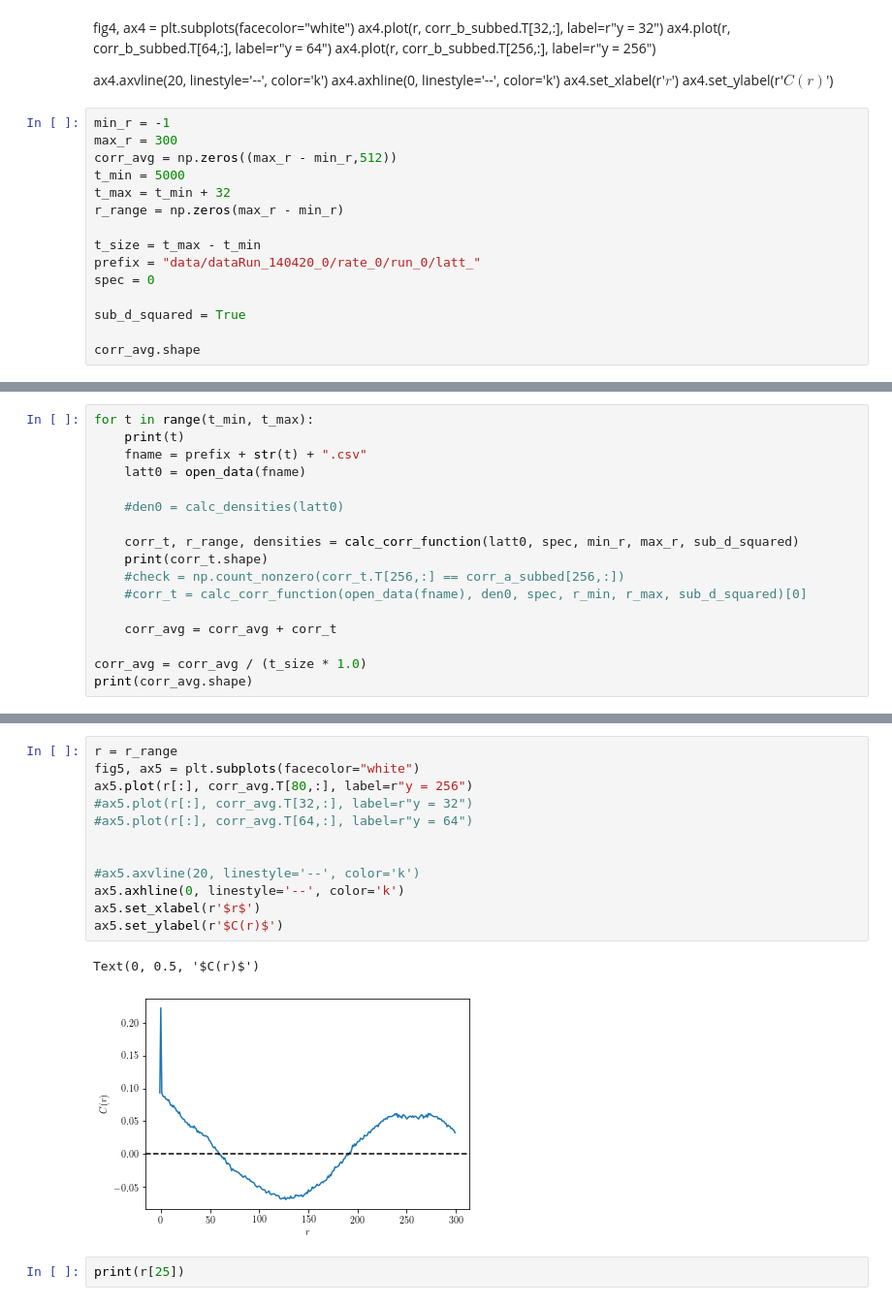
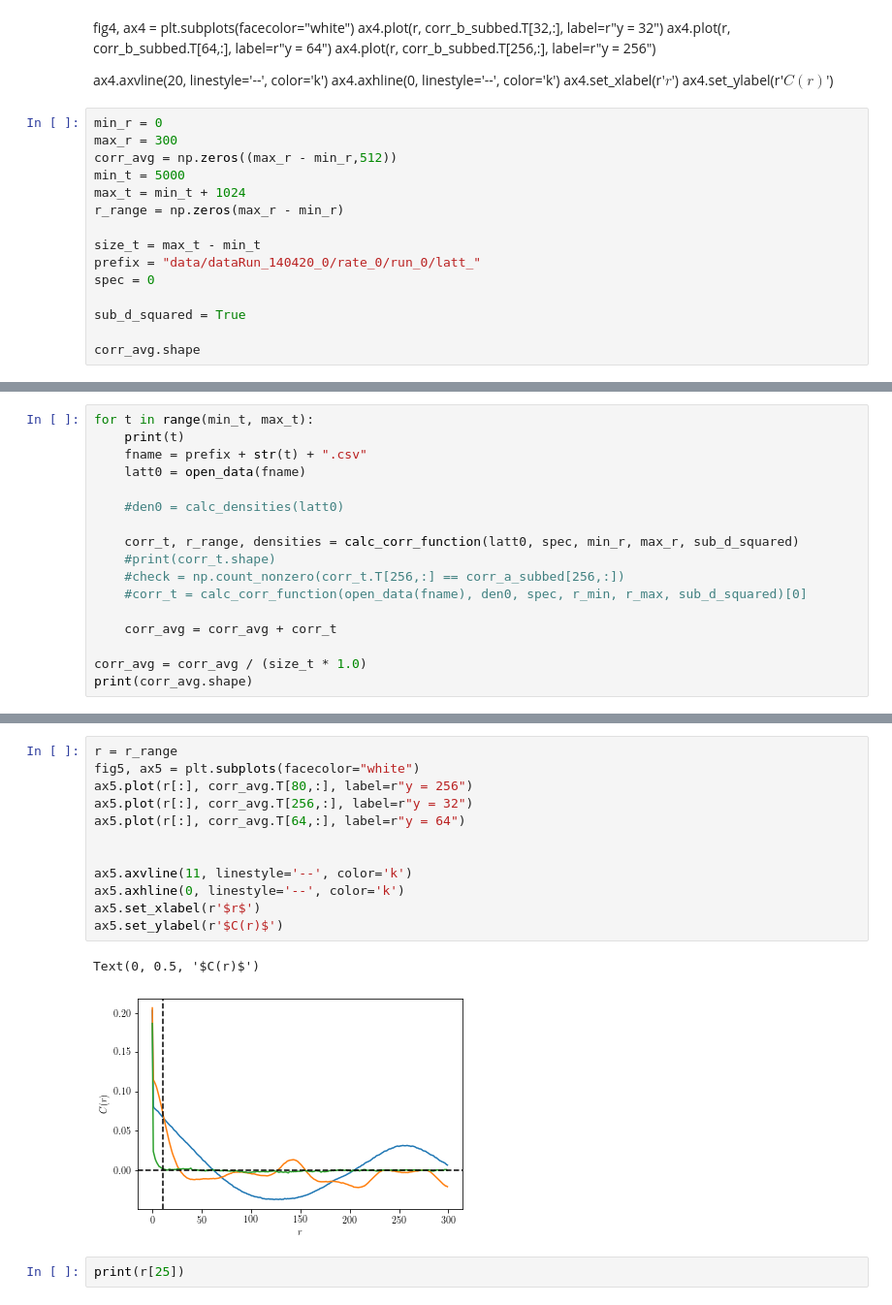
Before and after one commit to mlazarn/Summer18Research, a Jupyter notebook: MonteCarloSim/Untitled10.ipynb, the cells around one changed output, grey strips where cells are left out. Shown at 97% size. Saved outputs shown, nothing was run; the diff lists cells and outputs as text.

```diff
--- a/MonteCarloSim/Untitled10.ipynb
+++ b/MonteCarloSim/Untitled10.ipynb
@@ -146,14 +278,14 @@ ax4.axhline(0, linestyle='--', color='k')
 ax4.set_xlabel(r'$r$')
 ax4.set_ylabel(r'$C(r)$')
 # %%
-min_r = -1
+min_r = 0
 max_r = 300
 corr_avg = np.zeros((max_r - min_r,512))
-t_min = 5000
-t_max = t_min + 32
+min_t = 5000
+max_t = min_t + 1024
 r_range = np.zeros(max_r - min_r)
 
-t_size = t_max - t_min
+size_t = max_t - min_t
 prefix = "data/dataRun_140420_0/rate_0/run_0/latt_"
 spec = 0
 
@@ -165,5 +297,5 @@ corr_avg.shape
 # %%
-for t in range(t_min, t_max):
+for t in range(min_t, max_t):
     print(t)
     fname = prefix + str(t) + ".csv"
     latt0 = open_data(fname)
@@ -171,13 +303,13 @@ for t in range(t_min, t_max):
     #den0 = calc_densities(latt0)
 
     corr_t, r_range, densities = calc_corr_function(latt0, spec, min_r, max_r, sub_d_squared)
-    print(corr_t.shape)
+    #print(corr_t.shape)
     #check = np.count_nonzero(corr_t.T[256,:] == corr_a_subbed[256,:])
     #corr_t = calc_corr_function(open_data(fname), den0, spec, r_min, r_max, sub_d_squared)[0]
 
     corr_avg = corr_avg + corr_t
 
-corr_avg = corr_avg / (t_size * 1.0)
+corr_avg = corr_avg / (size_t * 1.0)
 print(corr_avg.shape)
 # %% [output]
 5000
@@ -200,18 +332,18 @@ print(corr_avg.shape)
 # %%
 r = r_range
 fig5, ax5 = plt.subplots(facecolor="white")
 ax5.plot(r[:], corr_avg.T[80,:], label=r"y = 256")
-#ax5.plot(r[:], corr_avg.T[32,:], label=r"y = 32")
-#ax5.plot(r[:], corr_avg.T[64,:], label=r"y = 64")
+ax5.plot(r[:], corr_avg.T[256,:], label=r"y = 32")
+ax5.plot(r[:], corr_avg.T[64,:], label=r"y = 64")
 
 
-#ax5.axvline(20, linestyle='--', color='k')
+ax5.axvline(11, linestyle='--', color='k')
 ax5.axhline(0, linestyle='--', color='k')
 ax5.set_xlabel(r'$r$')
 ax5.set_ylabel(r'$C(r)$')
 # %% [output]
 Text(0, 0.5, '$C(r)$')
-[figure, old version]
+[figure, new version]
 # %%
 print(r[25])
 # %% [markdown]
```
Also changed, not shown: parts of 16 cells of this notebook, 2 other files.
